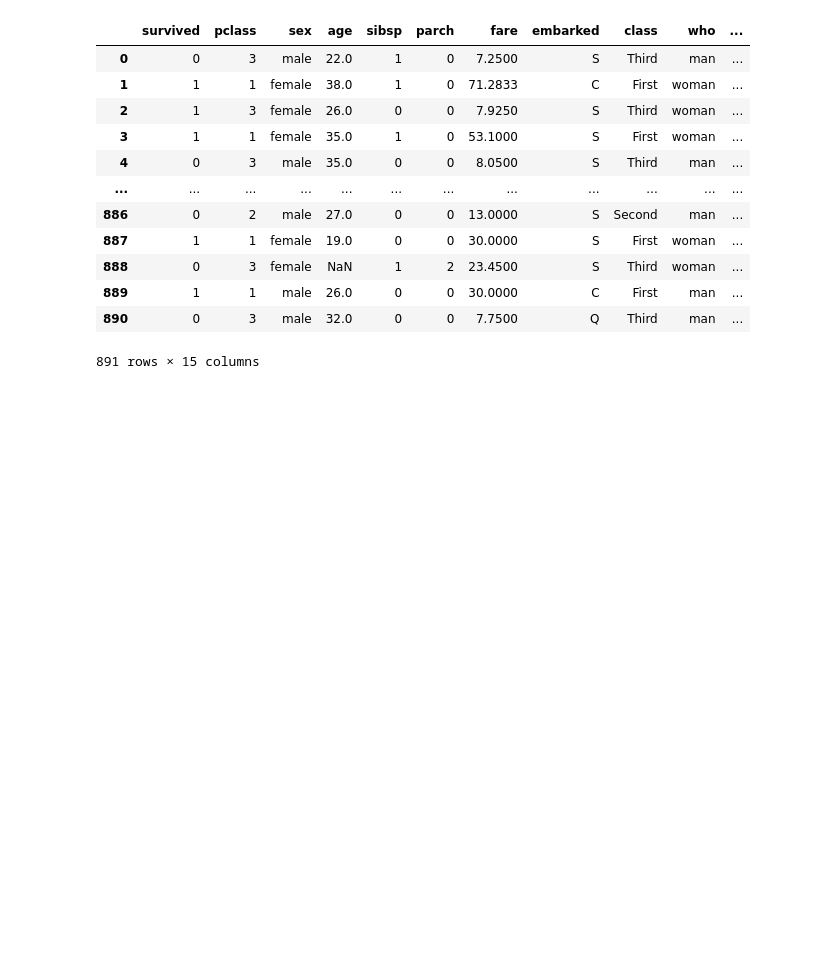
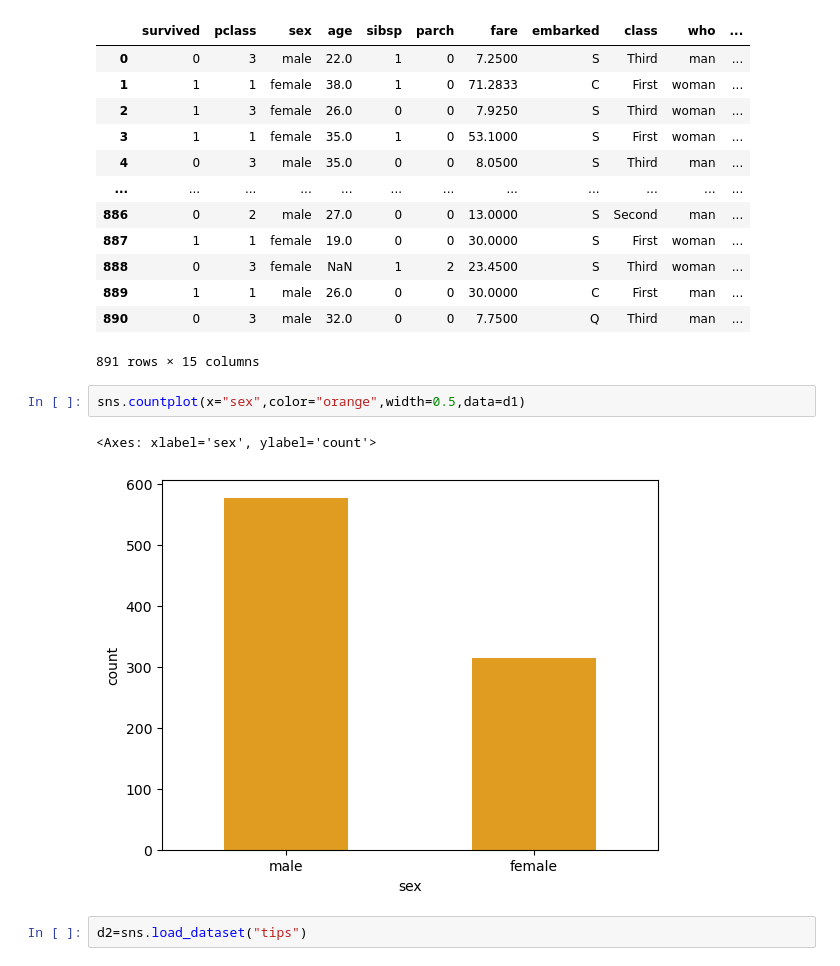
Before and after one commit to arsalanwani/Analytics, a Jupyter notebook: Seaborn/index.ipynb, the cells around one changed output. Cells and saved outputs as stored; diff of their text form; blank space fills up the shorter version.

```diff
--- a/Seaborn/index.ipynb
+++ b/Seaborn/index.ipynb
@@ -60,3 +41,10 @@ d1
 | 889 | 1 | 1 | male | 26.0 | 0 | 0 | 30.0000 | C | First | man | ... |
 | 890 | 0 | 3 | male | 32.0 | 0 | 0 | 7.7500 | Q | Third | man | ... |
 891 rows × 15 columns
+# %%
+sns.countplot(x="sex",color="orange",width=0.5,data=d1)
+# %% [output]
+<Axes: xlabel='sex', ylabel='count'>
+[figure, added]
+# %%
+d2=sns.load_dataset("tips")
```
Also changed, not shown: parts of 7 cells of this notebook.
